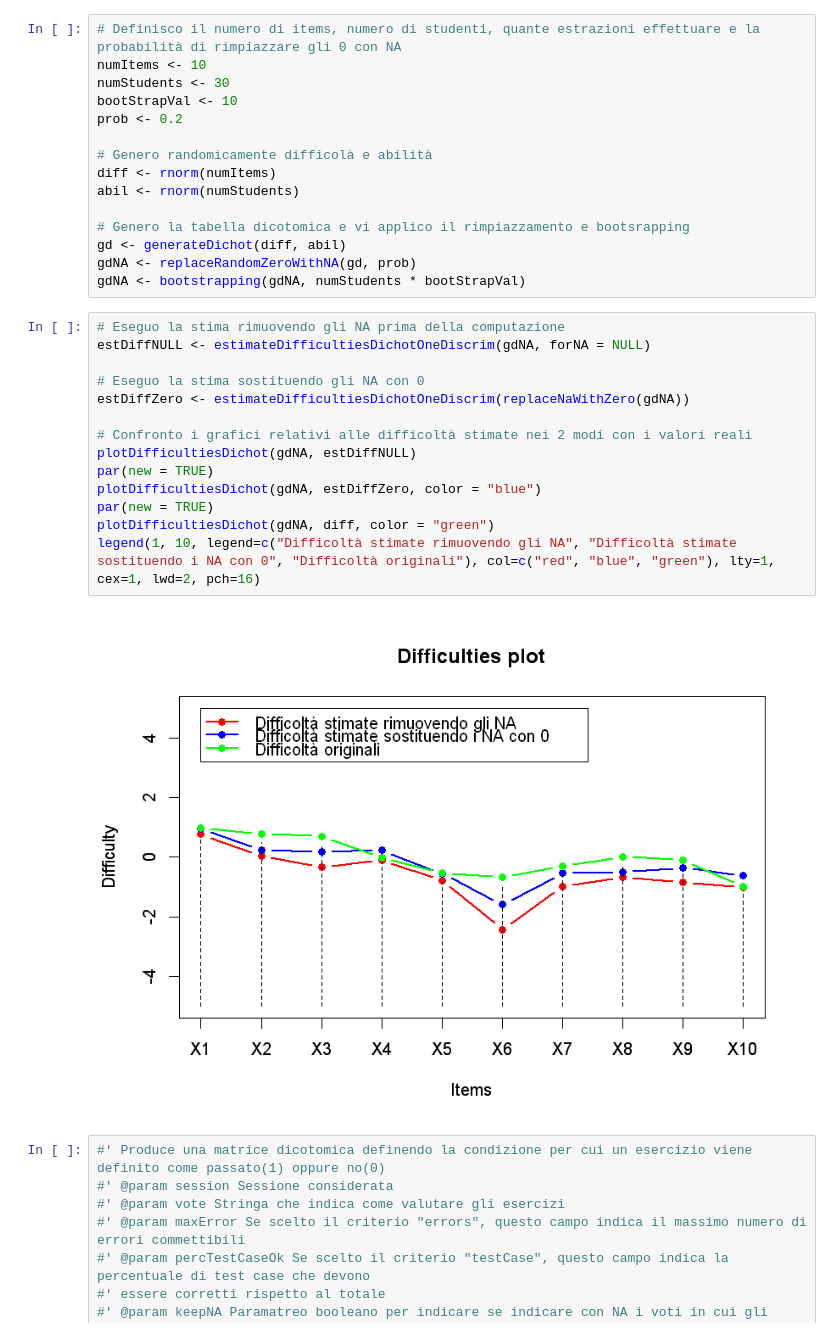
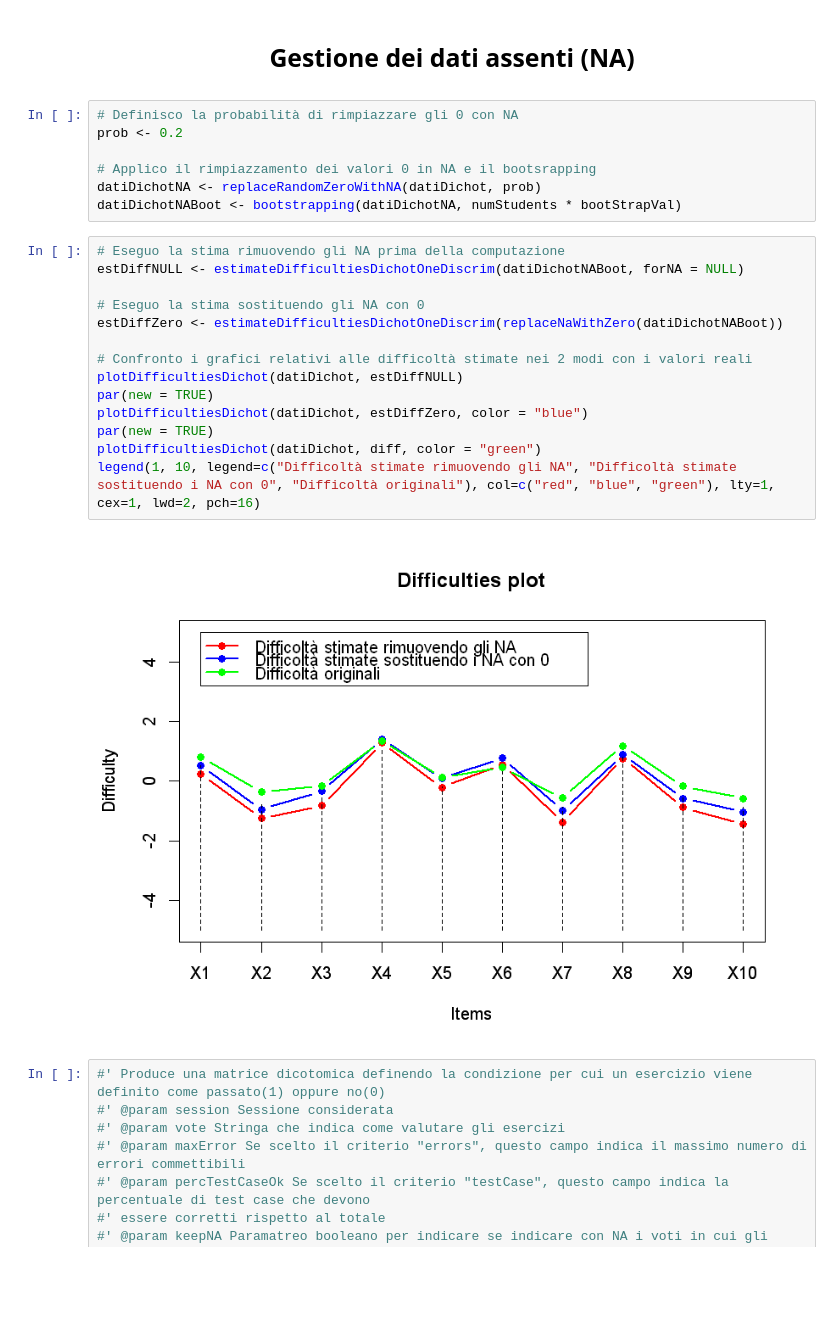
Before and after one commit to MarcoCordoni95/TesiTriennale-ItemResponseTheory, a Jupyter notebook: IRT.ipynb, the cells around one changed output. Drawn from its saved outputs; the diff is of its cells as text; blank space fills up the shorter version.

```diff
--- a/IRT.ipynb
+++ b/IRT.ipynb
@@ -502,34 +98,32 @@ replaceRandomZeroWithNA <- function(items, prob) {
-# %%
-# Definisco il numero di items, numero di studenti, quante estrazioni effettuare e la probabilità di rimpiazzare gli 0 con NA
-numItems <- 10
-numStudents <- 30
-bootStrapVal <- 10
-prob <- 0.2
-
-# Genero randomicamente difficolà e abilità
-diff <- rnorm(numItems)
-abil <- rnorm(numStudents)
-
-# Genero la tabella dicotomica e vi applico il rimpiazzamento e bootsrapping
-gd <- generateDichot(diff, abil)
-gdNA <- replaceRandomZeroWithNA(gd, prob)
-gdNA <- bootstrapping(gdNA, numStudents * bootStrapVal)
+# %% [markdown]
+<center>
+    <font face="Baskerville Old Face">
+        <font size="3"> <h2> Gestione dei dati assenti (NA)</h2> </font>
+    </font>
+</center>
+# %%
+# Definisco la probabilità di rimpiazzare gli 0 con NA
+prob <- 0.2
+
+# Applico il rimpiazzamento dei valori 0 in NA e il bootsrapping
+datiDichotNA <- replaceRandomZeroWithNA(datiDichot, prob)
+datiDichotNABoot <- bootstrapping(datiDichotNA, numStudents * bootStrapVal)
 # %%
 # Eseguo la stima rimuovendo gli NA prima della computazione
-estDiffNULL <- estimateDifficultiesDichotOneDiscrim(gdNA, forNA = NULL)
+estDiffNULL <- estimateDifficultiesDichotOneDiscrim(datiDichotNABoot, forNA = NULL)
 
 # Eseguo la stima sostituendo gli NA con 0
-estDiffZero <- estimateDifficultiesDichotOneDiscrim(replaceNaWithZero(gdNA))
+estDiffZero <- estimateDifficultiesDichotOneDiscrim(replaceNaWithZero(datiDichotNABoot))
 
 # Confronto i grafici relativi alle difficoltà stimate nei 2 modi con i valori reali
-plotDifficultiesDichot(gdNA, estDiffNULL)
+plotDifficultiesDichot(datiDichot, estDiffNULL)
 par(new = TRUE)
-plotDifficultiesDichot(gdNA, estDiffZero, color = "blue")
+plotDifficultiesDichot(datiDichot, estDiffZero, color = "blue")
 par(new = TRUE)
-plotDifficultiesDichot(gdNA, diff, color = "green")
+plotDifficultiesDichot(datiDichot, diff, color = "green")
 legend(1, 10, legend=c("Difficoltà stimate rimuovendo gli NA", "Difficoltà stimate sostituendo i NA con 0", "Difficoltà originali"), col=c("red", "blue", "green"), lty=1, cex=1, lwd=2, pch=16)
 # %% [output]
-[figure, old version]
+[figure, new version]
 # %%
 #' Produce una matrice dicotomica definendo la condizione per cui un esercizio viene definito come passato(1) oppure no(0)
 #' @param session Sessione considerata
```
Also changed, not shown: parts of 44 cells of this notebook, 2 other files.
